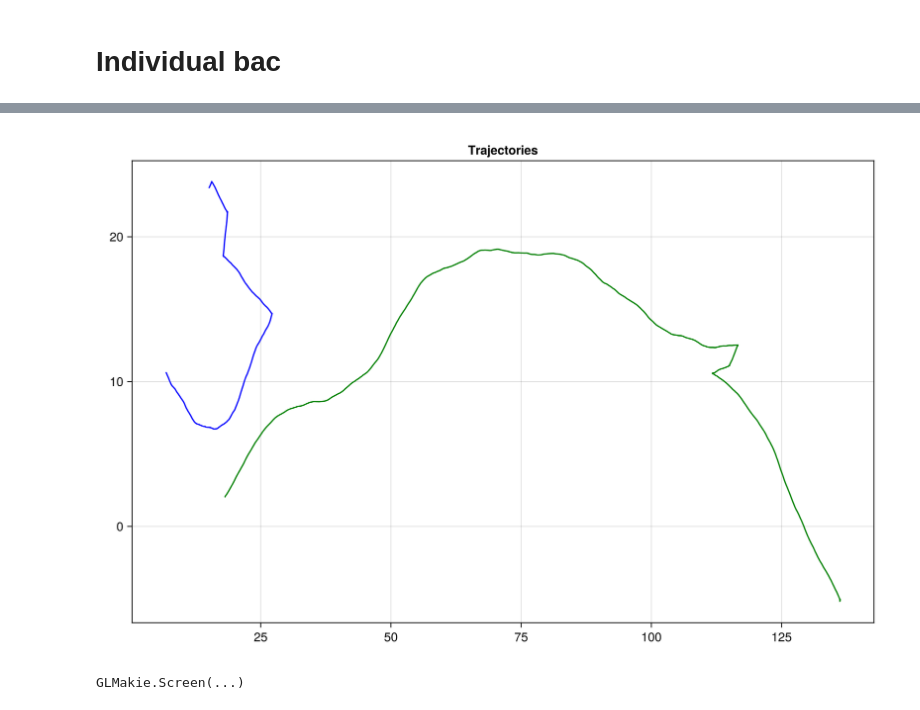
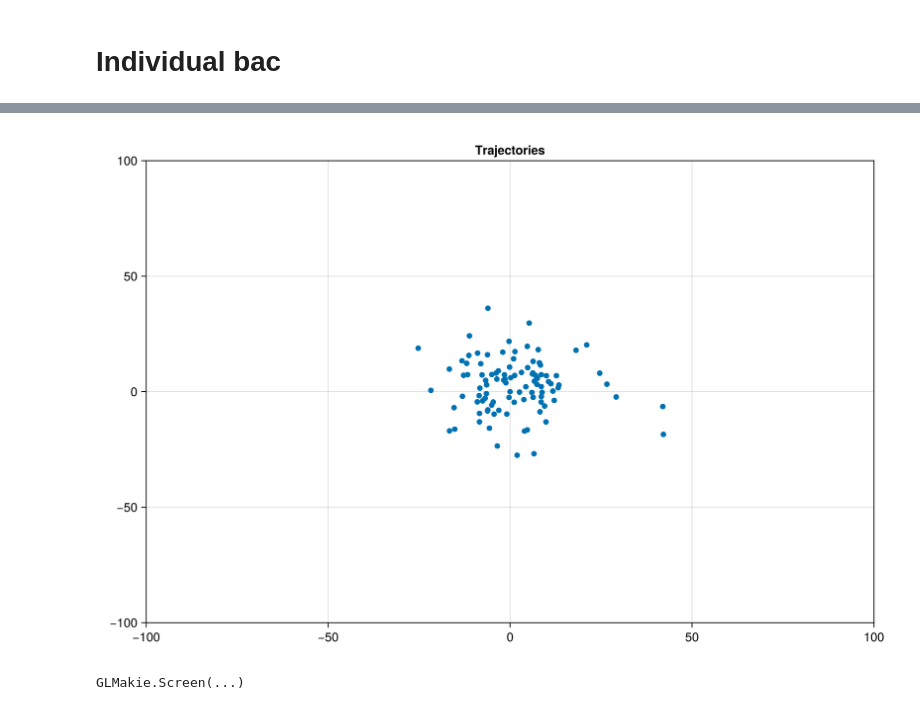
Before and after one commit to jmarib/CellBasedModels.jl, a Jupyter notebook: examples/videos.ipynb, the cells around one changed output, grey strips where cells are left out. Cells and saved outputs as stored; diff of their text form; code cells hidden in the pictures.

```diff
--- a/examples/videos.ipynb
+++ b/examples/videos.ipynb
@@ -469,34 +504,37 @@ end
 # %%
 fig1 = Figure(size = (900,600))
-ax1 = Axis(fig1[1,1], title = "Trajectories")
-
+ax= Axis(fig1[1,1], title = "Trajectories")
+steps= 1000
 agent = 1    #Trajectory of this agent
 traj_x = Vector{Float64}(undef, steps)
 traj_y = Vector{Float64}(undef, steps)
 traj_x_2 = Vector{Float64}(undef, steps)
 traj_y_2 = Vector{Float64}(undef, steps)
-jldopen("one_bac_v20_tm1.jld2", "r") do file
-    for step in 1:steps
-        g = file[@sprintf("step_%06d", step)]
-        traj_x[step] = g["x"][agent]
-        traj_y[step] = g["y"][agent]
+# jldopen("one_bac_v2_tm1.jld2", "r") do file
+#     for step in 1:steps
+#         g = file[@sprintf("step_%06d", step)]
+#         traj_x[step] = g["x"][agent]
+#         traj_y[step] = g["y"][agent]
 
-    end
+#     end
+# end
+
+
+jldopen("example.jld2", "r") do file
+    # for step in 1:steps
+        g = file[@sprintf("step_%06d", 20000)]
+        xs = g["x"]
+        xy = g["y"]
+        scatter!(ax, xs, xy)
+        xlims!(-100, 100)
+        ylims!(-100, 100)
+    # end
 end
 
-
-jldopen("one_bac_v5_tm1.jld2", "r") do file
-    for step in 1:steps
-        g = file[@sprintf("step_%06d", step)]
-        traj_x_2[step] = g["x"][agent]
-        traj_y_2[step] = g["y"][agent]
-
-    end
-end
-
-lines!(ax1, traj_x, traj_y, color = :green, label = "tm 10")
-lines!(ax1, traj_x_2, traj_y_2, color = :blue, label = "tm 1")
+# scatter!(ax, xs, ys)
+# lines!(ax1, traj_x, traj_y, color = :green, label = "tm 1")
+# lines!(ax1, traj_x_2, traj_y_2, color = :blue, label = "tm 01")
 display(fig1)
 # %% [output]
-[figure, old version]
+[figure, new version]
 GLMakie.Screen(...)
```
Also changed, not shown: parts of 4 cells of this notebook, 2 other files.
